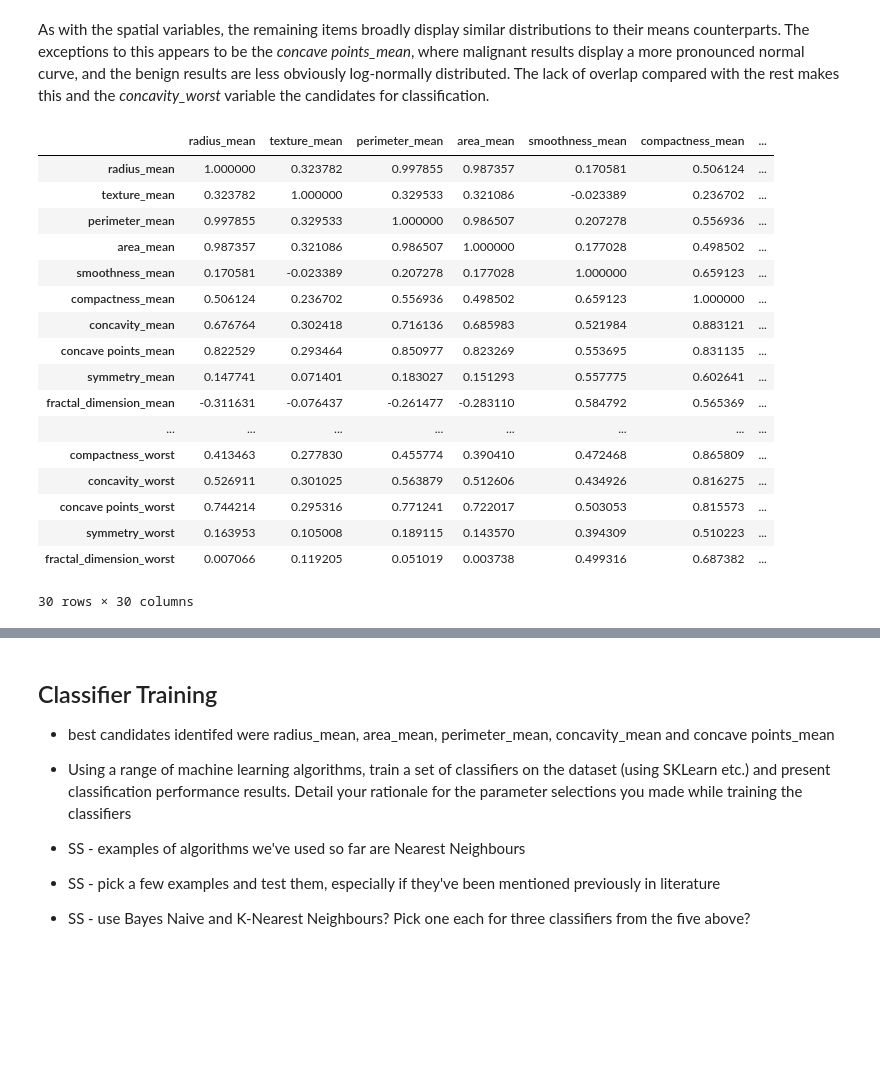
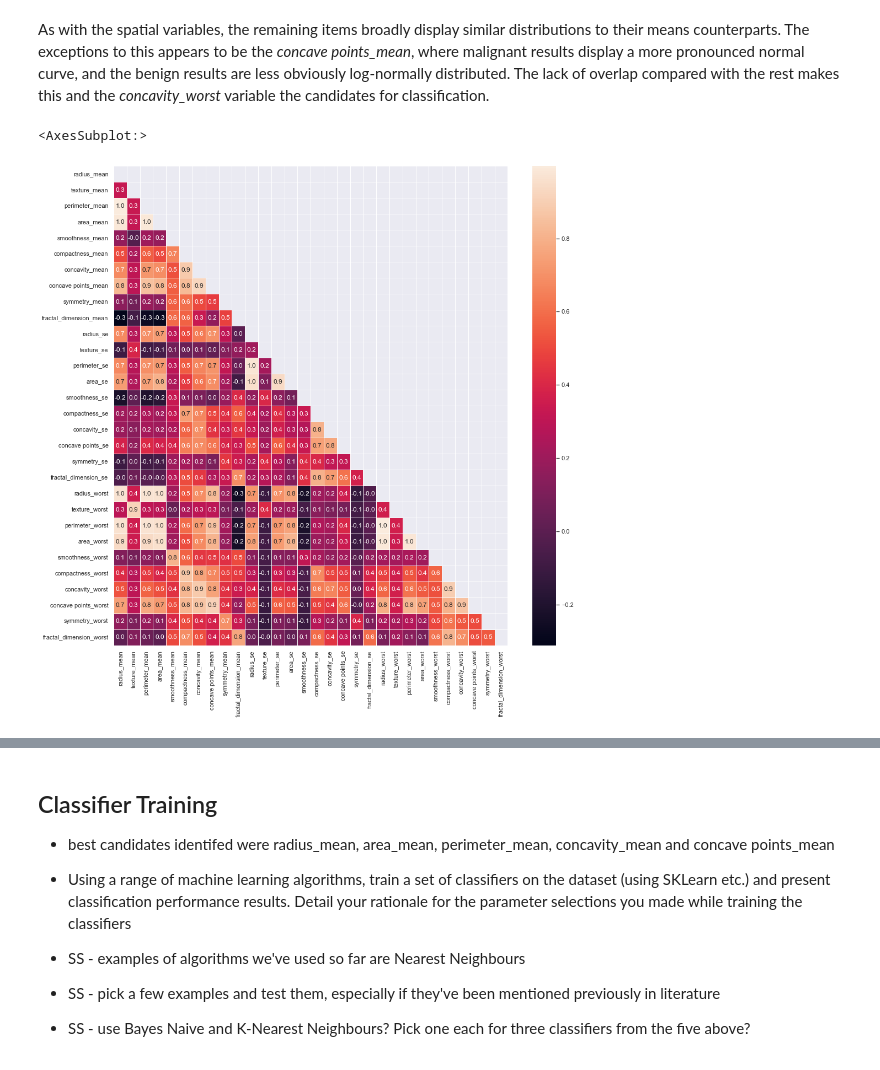
Before and after one commit to kiehozero/atu-progda-assignment-2, a Jupyter notebook: assignment.ipynb, the cells around one changed output, grey strips where cells are left out. Cells and saved outputs as stored; diff of their text form; code cells hidden in the pictures; blank space fills up the shorter version.

```diff
--- a/assignment.ipynb
+++ b/assignment.ipynb
@@ -200,29 +200,15 @@ plt.show()
 [figure]
 # %% [markdown]
 As with the spatial variables, the remaining items broadly display similar distributions to their means counterparts. The exceptions to this appears to be the <i>concave points_mean</i>, where malignant results display a more pronounced normal curve, and the benign results are less obviously log-normally distributed. The lack of overlap compared with the rest makes this and the <i>concavity_worst</i> variable the candidates for classification.
-# %%
-# use this to cross-check assumptions?
-
-df.corr()
-# %% [output]
-|  | radius_mean | texture_mean | perimeter_mean | area_mean | smoothness_mean | compactness_mean | ... |
-| radius_mean | 1.000000 | 0.323782 | 0.997855 | 0.987357 | 0.170581 | 0.506124 | ... |
-| texture_mean | 0.323782 | 1.000000 | 0.329533 | 0.321086 | -0.023389 | 0.236702 | ... |
-| perimeter_mean | 0.997855 | 0.329533 | 1.000000 | 0.986507 | 0.207278 | 0.556936 | ... |
-| area_mean | 0.987357 | 0.321086 | 0.986507 | 1.000000 | 0.177028 | 0.498502 | ... |
-| smoothness_mean | 0.170581 | -0.023389 | 0.207278 | 0.177028 | 1.000000 | 0.659123 | ... |
-| compactness_mean | 0.506124 | 0.236702 | 0.556936 | 0.498502 | 0.659123 | 1.000000 | ... |
-| concavity_mean | 0.676764 | 0.302418 | 0.716136 | 0.685983 | 0.521984 | 0.883121 | ... |
-| concave points_mean | 0.822529 | 0.293464 | 0.850977 | 0.823269 | 0.553695 | 0.831135 | ... |
-| symmetry_mean | 0.147741 | 0.071401 | 0.183027 | 0.151293 | 0.557775 | 0.602641 | ... |
-| fractal_dimension_mean | -0.311631 | -0.076437 | -0.261477 | -0.283110 | 0.584792 | 0.565369 | ... |
-| ... | ... | ... | ... | ... | ... | ... | ... |
-| compactness_worst | 0.413463 | 0.277830 | 0.455774 | 0.390410 | 0.472468 | 0.865809 | ... |
-| concavity_worst | 0.526911 | 0.301025 | 0.563879 | 0.512606 | 0.434926 | 0.816275 | ... |
-| concave points_worst | 0.744214 | 0.295316 | 0.771241 | 0.722017 | 0.503053 | 0.815573 | ... |
-| symmetry_worst | 0.163953 | 0.105008 | 0.189115 | 0.143570 | 0.394309 | 0.510223 | ... |
-| fractal_dimension_worst | 0.007066 | 0.119205 | 0.051019 | 0.003738 | 0.499316 | 0.687382 | ... |
-30 rows × 30 columns
+# %%
+# correlation map, concept taken from Paithankar link in README
+# is this required? Perhaps to demonstrate how interconnected the variables are?
+f,ax = plt.subplots(figsize=(16, 16))
+matrix = np.triu(df.corr())
+sns.heatmap(df.corr(), annot=True, linewidths=.5, fmt= '.1f',ax=ax, mask=matrix)
+# %% [output]
+<AxesSubplot:>
+[figure, added]
 # %% [markdown]
 ## Existing Literature
 
```
Also changed, not shown: parts of 1 cell of this notebook.
